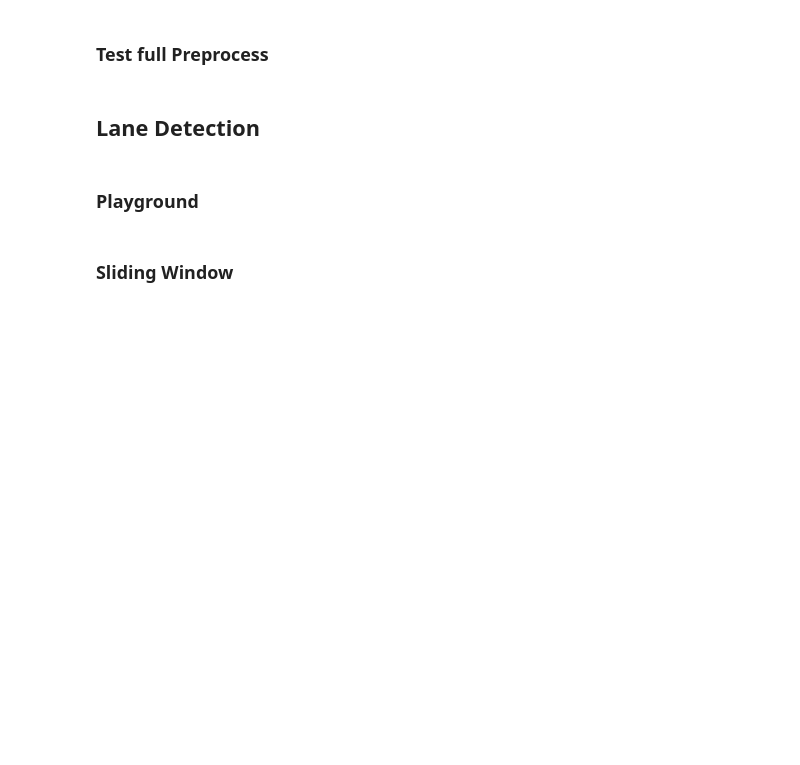
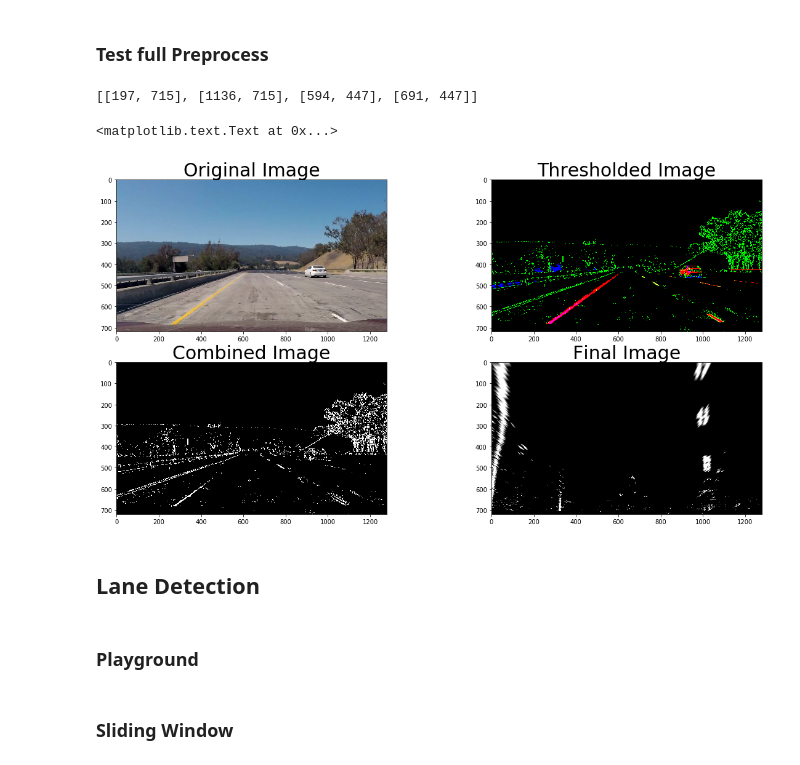
Before and after one commit to Maesla/Advanced-Lane-Lines, a Jupyter notebook: advance_lane_lines.ipynb, the cells around one changed output. Cells and saved outputs as stored; diff of their text form; code cells hidden in the pictures; blank space fills up the shorter version.

```diff
--- a/advance_lane_lines.ipynb
+++ b/advance_lane_lines.ipynb
@@ -345,7 +357,7 @@ def pipeline(img, s_thresh=(170, 255), r_thresh = (200, 255), sx_thresh=(20, 100
     return color_binary, combined
 # %%
 test_image_folder = './test_images'
-test_image_path = test_image_folder + '/test5.jpg'
+test_image_path = test_image_folder + '/problem_2.jpg'
 test_image = mpimg.imread(test_image_path)
 
 calibration_folder = './camera_cal'
@@ -354,6 +366,7 @@ dist_pickle = pickle.load( open( pickle_path, "rb" ) )
 mtx = dist_pickle["mtx"]
 dist = dist_pickle["dist"]
 
+print(p)
 src = np.float32(p)
 bottom_left = src[0]
 bottom_right = src[1]
@@ -361,33 +374,37 @@ top_left = src[2]
 top_right = src[3]
 
 new_bottom_left = [300,bottom_left[1]]
 new_bottom_right = [1000,bottom_right[1]]
 new_top_left = [300,0]
 new_top_right = [1000,0]
 
 dest = []
 dest.append(new_bottom_left)
 dest.append(new_bottom_right)
 dest.append(new_top_left)
 dest.append(new_top_right)
 dest = np.float32(dest)
 
 M = cv2.getPerspectiveTransform(src, dest)
 Minv = cv2.getPerspectiveTransform(dest, src)
 img_size = (test_image.shape[1], test_image.shape[0])
 
 result, result_binary = pipeline(test_image, s_thresh=(200, 255), r_thresh = (200, 255), sx_thresh=(20, 100))
 final_result = image_preprocess(test_image, mtx, dist, M, img_size)
 
 f, ((ax1, ax2), (ax3, ax4)) = plt.subplots(2, 2, figsize=(20,10))
 ax1.imshow(test_image)
 ax1.set_title('Original Image', fontsize=30)
 ax2.imshow(result)
 ax2.set_title('Thresholded Image', fontsize=30)
 ax3.imshow(result_binary, cmap = 'gray')
 ax3.set_title('Combined Image', fontsize=30)
 ax4.imshow(final_result, cmap = 'gray')
 ax4.set_title('Final Image', fontsize=30)
+# %% [output]
+[[197, 715], [1136, 715], [594, 447], [691, 447]]
+<matplotlib.text.Text at 0x...>
+[figure, added]
 # %% [markdown]
 ## Lane Detection
 # %% [markdown]
```
Also changed, not shown: parts of 7 cells of this notebook, 4 other files.
